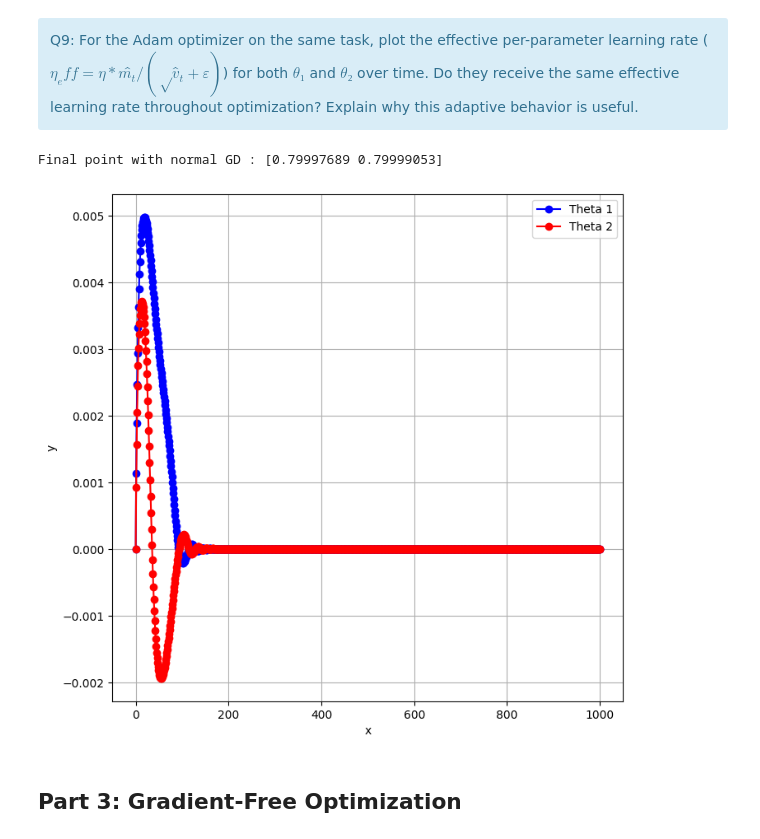
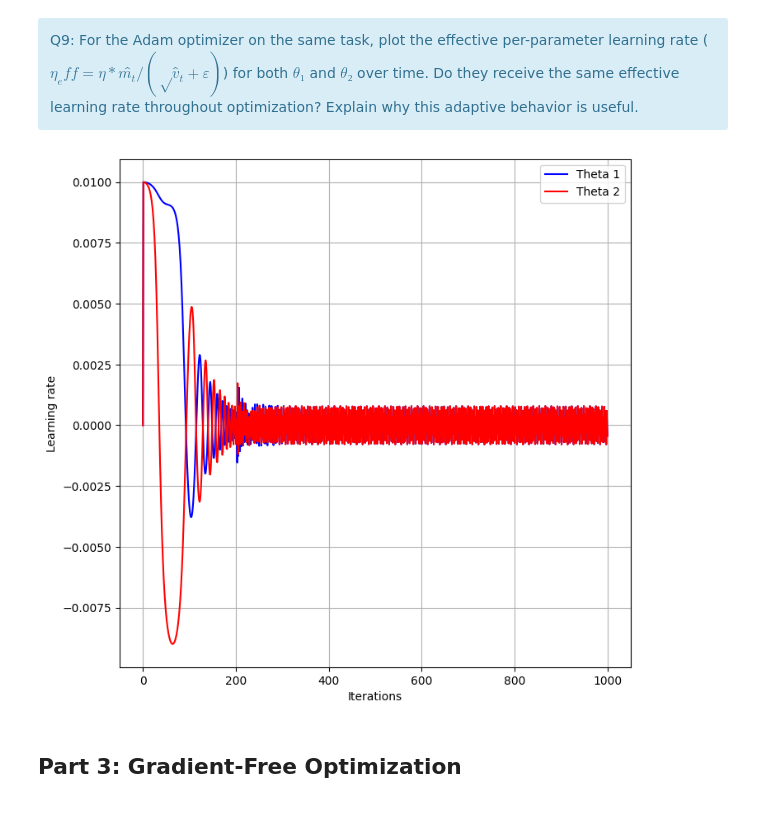
Before and after one commit to AntoninLeSecq/stochastic, a Jupyter notebook: notebooks/control_BE.ipynb, the cells around one changed output. Saved outputs shown, nothing was run; the diff lists cells and outputs as text; code cells hidden in the pictures.

```diff
--- a/notebooks/control_BE.ipynb
+++ b/notebooks/control_BE.ipynb
@@ -689,12 +689,12 @@ second_moment_init = np.zeros(2)
 target = np.array([0.8, 0.8])
 learning_rate = 0.01
 n_iterations = 1000
-epsilon = 0.9
+epsilon = 1e-5
 beta = 0.9
 
 normal_history = gradient_descent(theta_init, target, LENGTHS, learning_rate, n_iterations)
 momentum_history = gradient_descent_momentum(theta_init, target, LENGTHS, first_moment_init, learning_rate, n_iterations, beta=beta)
-adam_history = gradient_descent_adam(theta_init, target, LENGTHS, first_moment_init, second_moment_init, learning_rate, n_iterations, beta_1=beta, beta_2=beta, epsilon=1e-8)
+adam_history = gradient_descent_adam(theta_init, target, LENGTHS, first_moment_init, second_moment_init, learning_rate, n_iterations, beta_1=beta, beta_2=beta, epsilon=epsilon)
 # %%
 normal_ee_trajectory = normal_history[2]
 momentum_ee_trajectory = momentum_history[2]
@@ -752,22 +752,21 @@ Q9: For the Adam optimizer on the same task, plot the effective per-parameter le
 # %%
 adam_first_moment_history, adam_second_moment_history = adam_history[3],adam_history[4]
 
-effective_per_parameter_theta1 = learning_rate * adam_first_moment_history[:,0] / (np.sqrt(adam_second_moment_history[:,0]) + epsilon)
-effective_per_parameter_theta2 = learning_rate * adam_first_moment_history[:,1] / (np.sqrt(adam_second_moment_history[:,1]) + epsilon)
+effective_learning_rate_theta1 = learning_rate * adam_first_moment_history[:,0] / (np.sqrt(adam_second_moment_history[:,0]) + epsilon)
+effective_learning_rate_theta2 = learning_rate * adam_first_moment_history[:,1] / (np.sqrt(adam_second_moment_history[:,1]) + epsilon)
 
 
 plt.figure(figsize=(8, 8))
 plt.title(f'')
-plt.plot(np.arange(n_iterations+1), effective_per_parameter_theta1, 'o-b', label='Theta 1')
-plt.plot(np.arange(n_iterations+1), effective_per_parameter_theta2, 'o-r', label='Theta 2')
+plt.plot(np.arange(n_iterations+1), effective_learning_rate_theta1, 'b', label='Theta 1')
+plt.plot(np.arange(n_iterations+1), effective_learning_rate_theta2, 'r', label='Theta 2')
 plt.legend()
-plt.xlabel('x')
-plt.ylabel('y')
+plt.xlabel('Iterations')
+plt.ylabel('Learning rate')
 plt.grid(True)
-print(f"Final point with normal GD : {normal_ee_trajectory[-1]}")
+plt.show()
 # %% [output]
-Final point with normal GD : [0.79997689 0.79999053]
-[figure, old version]
+[figure, new version]
 # %% [markdown]
 ## Part 3: Gradient-Free Optimization
 # %% [markdown]
```
Also changed, not shown: parts of 11 cells of this notebook.
